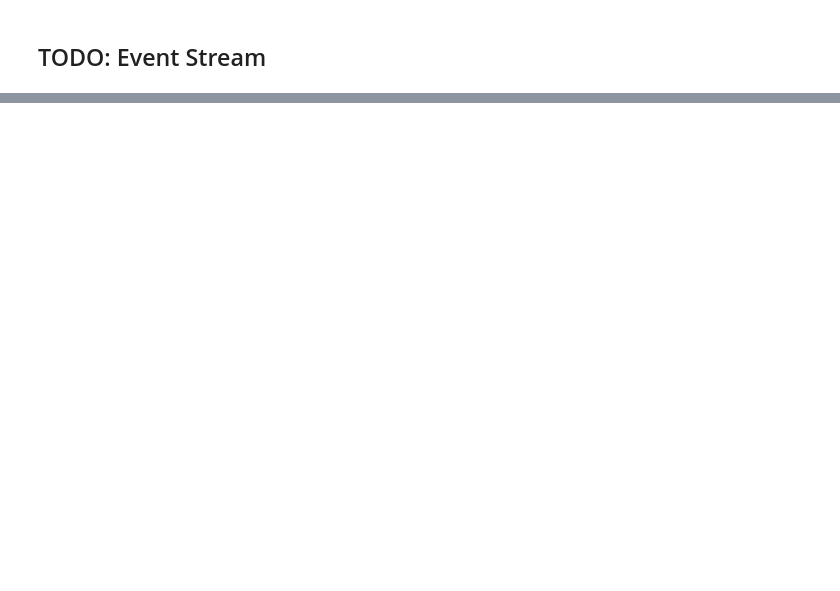
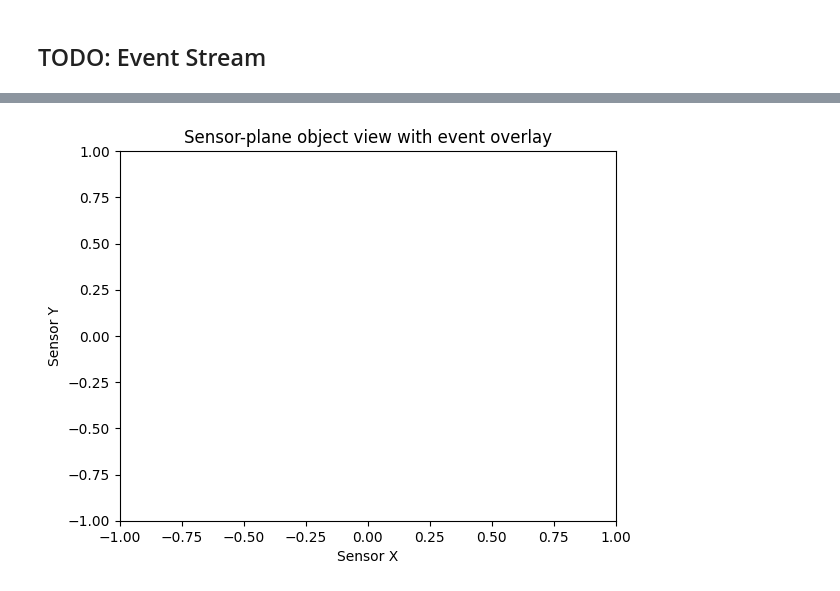
Before and after one commit to GabriellJacinto/Oyaye, a Jupyter notebook: notebooks/01-data-generation.ipynb, the cells around one changed output, grey strips where cells are left out. Saved outputs shown, nothing was run; the diff lists cells and outputs as text; code cells hidden in the pictures; blank space fills up the shorter version.

```diff
--- a/notebooks/01-data-generation.ipynb
+++ b/notebooks/01-data-generation.ipynb
@@ -403,0 +442,83 @@ print("Simulação concluída. Outputs: positions_eci.csv, observations_angles.c
+# %%
+threshold_rad = np.deg2rad(0.06)  # example small threshold
+
+# ---------------------------
+# Convert az/el to unit vector
+# ---------------------------
+def az_el_to_unit_vector(az, el):
+    x = np.cos(el) * np.cos(az)
+    y = np.cos(el) * np.sin(az)
+    z = np.sin(el)
+    return np.array([x, y, z])
+
+# Project onto sensor plane (pinhole camera)
+f = 1.0
+def project_to_sensor_plane(vec):
+    if vec[2] == 0:
+        vec[2] = 1e-6
+    x_img = f * vec[0] / vec[2]
+    y_img = f * vec[1] / vec[2]
+    return x_img, y_img
+
+# ---------------------------
+# Generate sensor-plane points and events
+# ---------------------------
+sensor_points = []
+events = []
+
+for i, obs in enumerate(obs_list):
+    vec = az_el_to_unit_vector(obs["az_rad"], obs["el_rad"])
+    x, y = project_to_sensor_plane(vec)
+    sensor_points.append((obs["tsec"], x, y))
+
+    if i == 0:
+        continue
+    daz = abs(obs_list[i]["az_rad"] - obs_list[i-1]["az_rad"])
+    del_el = abs(obs_list[i]["el_rad"] - obs_list[i-1]["el_rad"])
+    if daz > threshold_rad:
+        events.append((obs["tsec"], "az", daz / threshold_rad))
+    if del_el > threshold_rad:
+        events.append((obs["tsec"], "el", del_el / threshold_rad))
+
+# Convert events to dictionary by time for quick lookup
+# print(len(obs_list)*2, len(events))
+np.savez_compressed("data/events_example.npz", events=np.array(events, dtype=object))
+
+events_by_time = {t: (axis, mag) for t, axis, mag in events}
+
+# ---------------------------
+# Setup plot
+# ---------------------------
+fig, ax = plt.subplots()
+ax.set_xlim(-1, 1)  # adjust based on sensor FOV
+ax.set_ylim(-1, 1)
+ax.set_xlabel("Sensor X")
+ax.set_ylabel("Sensor Y")
+ax.set_title("Sensor-plane object view with event overlay")
+
+points, = ax.plot([], [], 'ro', markersize=3)
+event_marker, = ax.plot([], [], 'bo', markersize=8, alpha=0.5)
+
+# ---------------------------
+# Animation function
+# ---------------------------
+def animate(i):
+    t, x, y = sensor_points[i]
+    points.set_data(x, y)
+
+    # Check for event at this timestep
+    if t in events_by_time:
+        event_marker.set_data(x, y)
+    else:
+        event_marker.set_data([], [])
+    return points, event_marker
+
+ani = animation.FuncAnimation(fig, animate, frames=len(sensor_points), interval=100, blit=True)
+
+# ---------------------------
+# Save as MP4
+# ---------------------------
+writer = animation.FFMpegWriter(fps=10, metadata=dict(artist='Gabriel'), bitrate=1800)
+ani.save("data/sensor_view_events.mp4", writer=writer)
+print("MP4 saved as 'sensor_view_events.mp4'")
+# %% [output]
@@ -403,0 +526 @@ print("Simulação concluída. Outputs: positions_eci.csv, observations_angles.c
+[figure, added]
```
Also changed, not shown: parts of 15 cells of this notebook, 27 other files.
